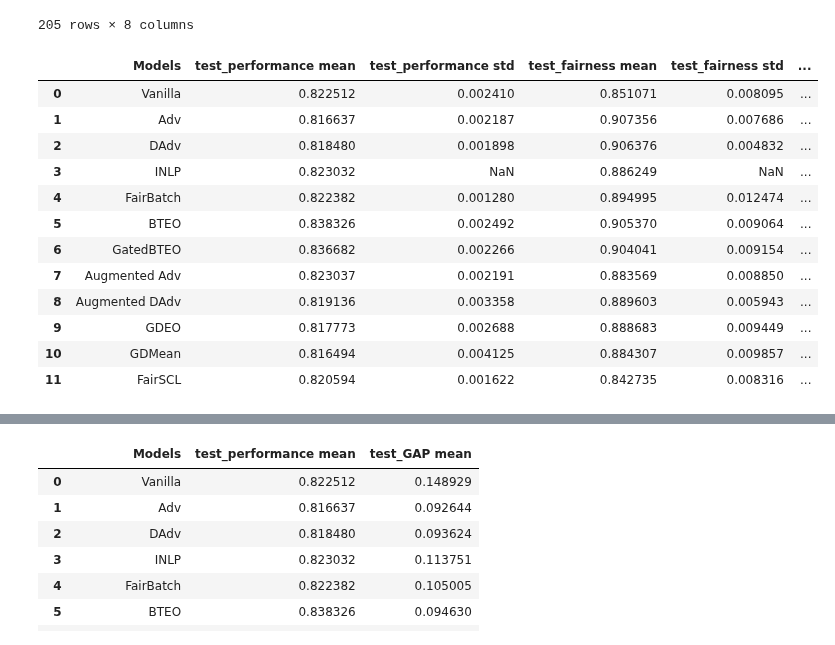
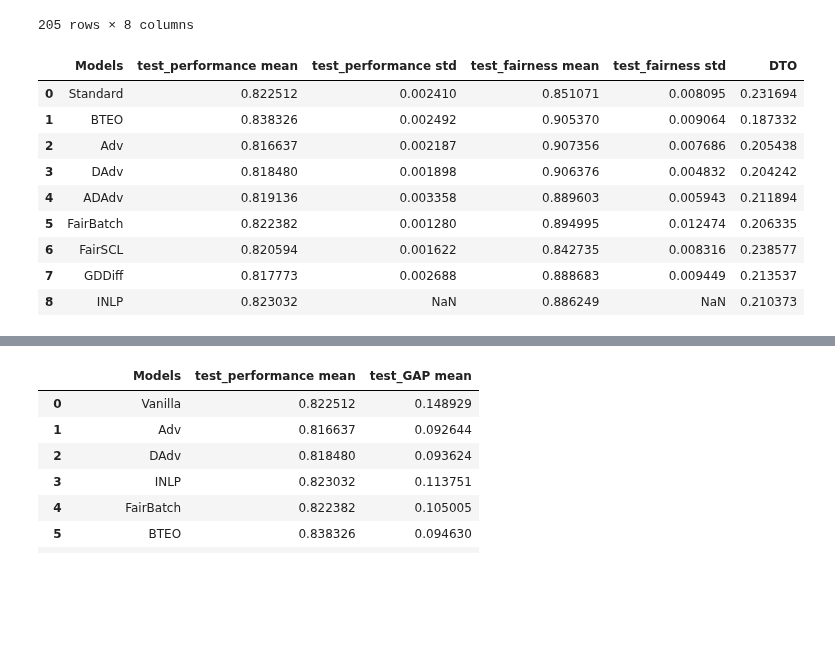
Before and after one commit to Libr-AI/fairlib, a Jupyter notebook: analysis/Final_results_in_paper.ipynb, the cells around one changed output, grey strips where cells are left out. Cells and saved outputs as stored; diff of their text form; code cells hidden in the pictures; blank space fills up the shorter version.

```diff
--- a/analysis/Final_results_in_paper.ipynb
+++ b/analysis/Final_results_in_paper.ipynb
@@ -230,9 +214,12 @@ make_plot(Bios_both_plot_df2)
 # %%
 Bios_gender_results = retrive_results("Bios_gender")
 
+# Bios_gender_results["FairBatch"] = Bios_gender_results["OldFairBatch"]
+# Bios_gender_results["Augmented Adv"] = pd.concat([Bios_gender_results["GAdv"], Bios_gender_results["BTGAdv"]])
+Bios_gender_results["ADAdv"] = pd.concat([Bios_gender_results["GDAdv"], Bios_gender_results["BTGDAdv"]])
+Bios_gender_results["Standard"] = Bios_gender_results["Vanilla"]
 Bios_gender_results["FairBatch"] = Bios_gender_results["OldFairBatch"]
-Bios_gender_results["Augmented Adv"] = pd.concat([Bios_gender_results["GAdv"], Bios_gender_results["BTGAdv"]])
-Bios_gender_results["Augmented DAdv"] = pd.concat([Bios_gender_results["GDAdv"], Bios_gender_results["BTGDAdv"]])
+Bios_gender_results["GDDiff"] = Bios_gender_results["GDEO"]
 # %%
 Bios_gender_results.keys()
 # %% [output]
@@ -257,26 +244,24 @@ Bios_gender_results["GDEO"]
 # %%
 Bios_gender_main_results = final_results_df(
     results_dict = Bios_gender_results,
     # model_order = ["Vanilla", "Adv", "DAdv", "INLP", "FairBatch", "BTEO", "GatedBTEO", "GatedAdv", "GatedDAdv"],
-    model_order =["Vanilla", "Adv", "DAdv", "INLP", "FairBatch", "BTEO", "GatedBTEO", "Augmented Adv", "Augmented DAdv", "GDEO", "GDMean", "FairSCL"],
+    # model_order =["Vanilla", "Adv", "DAdv", "INLP", "FairBatch", "BTEO", "GatedBTEO", "Augmented Adv", "Augmented DAdv", "GDEO", "GDMean", "FairSCL"],
+    model_order = ["Standard", "BTEO", "Adv", "DAdv",  "ADAdv", "FairBatch",  "FairSCL", "GDDiff", "INLP",],
     pareto = True,
     pareto_selection = "test",
     selection_criterion = "DTO",
-    # return_dev = True,
+    return_dev = False,
     # save_conf_dir = r"D:\Project\Fair_NLP_Classification\analysis\reproduce\Bios_gender"
     )
 Bios_gender_main_results
 # %% [output]
-|  | Models | test_performance mean | test_performance std | test_fairness mean | test_fairness std | ... |
-| 0 | Vanilla | 0.822512 | 0.002410 | 0.851071 | 0.008095 | ... |
-| 1 | Adv | 0.816637 | 0.002187 | 0.907356 | 0.007686 | ... |
-| 2 | DAdv | 0.818480 | 0.001898 | 0.906376 | 0.004832 | ... |
-| 3 | INLP | 0.823032 | NaN | 0.886249 | NaN | ... |
-| 4 | FairBatch | 0.822382 | 0.001280 | 0.894995 | 0.012474 | ... |
-| 5 | BTEO | 0.838326 | 0.002492 | 0.905370 | 0.009064 | ... |
-| 6 | GatedBTEO | 0.836682 | 0.002266 | 0.904041 | 0.009154 | ... |
-| 7 | Augmented Adv | 0.823037 | 0.002191 | 0.883569 | 0.008850 | ... |
-| 8 | Augmented DAdv | 0.819136 | 0.003358 | 0.889603 | 0.005943 | ... |
-| 9 | GDEO | 0.817773 | 0.002688 | 0.888683 | 0.009449 | ... |
-| 10 | GDMean | 0.816494 | 0.004125 | 0.884307 | 0.009857 | ... |
-| 11 | FairSCL | 0.820594 | 0.001622 | 0.842735 | 0.008316 | ... |
+|  | Models | test_performance mean | test_performance std | test_fairness mean | test_fairness std | DTO |
+| 0 | Standard | 0.822512 | 0.002410 | 0.851071 | 0.008095 | 0.231694 |
+| 1 | BTEO | 0.838326 | 0.002492 | 0.905370 | 0.009064 | 0.187332 |
+| 2 | Adv | 0.816637 | 0.002187 | 0.907356 | 0.007686 | 0.205438 |
+| 3 | DAdv | 0.818480 | 0.001898 | 0.906376 | 0.004832 | 0.204242 |
+| 4 | ADAdv | 0.819136 | 0.003358 | 0.889603 | 0.005943 | 0.211894 |
+| 5 | FairBatch | 0.822382 | 0.001280 | 0.894995 | 0.012474 | 0.206335 |
+| 6 | FairSCL | 0.820594 | 0.001622 | 0.842735 | 0.008316 | 0.238577 |
+| 7 | GDDiff | 0.817773 | 0.002688 | 0.888683 | 0.009449 | 0.213537 |
+| 8 | INLP | 0.823032 | NaN | 0.886249 | NaN | 0.210373 |
```
Also changed, not shown: parts of 9 cells of this notebook, 27 other files.
